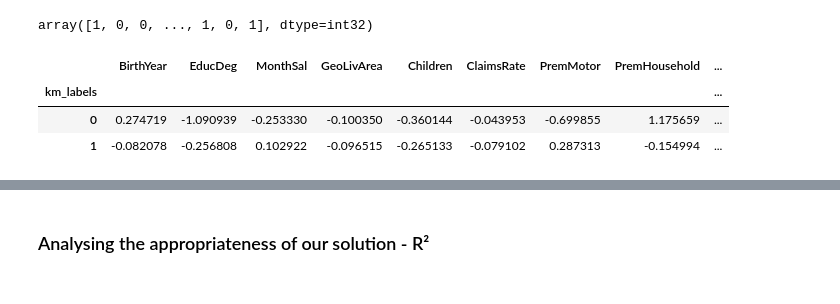
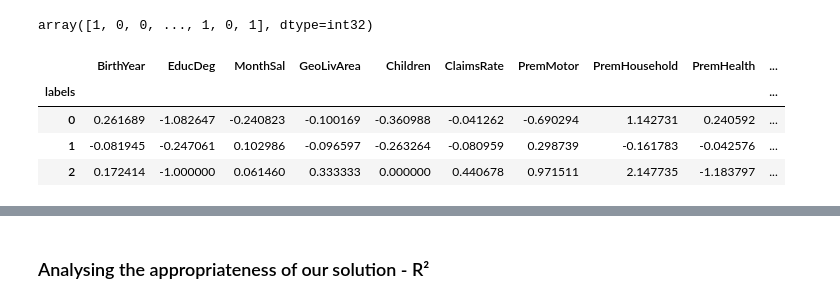
Before and after one commit to lstk44/A2ZInsuranceNOVA, a Jupyter notebook: 02_k_means_clustering_felix.ipynb, the cells around one changed output, grey strips where cells are left out. Drawn from its saved outputs; the diff is of its cells as text; code cells hidden in the pictures.

```diff
--- a/02_k_means_clustering_felix.ipynb
+++ b/02_k_means_clustering_felix.ipynb
@@ -147,17 +149,18 @@ plt.show()
 [figure]
 # %%
 # final cluster solution
-number_clusters = 2
+number_clusters = 3
 kmclust = KMeans(n_clusters=number_clusters, init='k-means++', n_init=15, random_state=1)
-km_labels = kmclust.fit_predict(data)
-km_labels
+labels = kmclust.fit_predict(data)
+labels
 # %% [output]
 array([1, 0, 0, ..., 1, 0, 1], dtype=int32)
 # %%
-df_final = pd.concat((data, pd.Series(km_labels, name='km_labels')), axis=1)
-df_final.groupby('km_labels').mean()
+df_final = pd.concat((data, pd.Series(labels, name='labels')), axis=1)
+df_final.groupby('labels').mean()
 # %% [output]
-|  | BirthYear | EducDeg | MonthSal | GeoLivArea | Children | ClaimsRate | PremMotor | PremHousehold | ... |
-| km_labels |  |  |  |  |  |  |  |  | ... |
-| 0 | 0.274719 | -1.090939 | -0.253330 | -0.100350 | -0.360144 | -0.043953 | -0.699855 | 1.175659 | ... |
-| 1 | -0.082078 | -0.256808 | 0.102922 | -0.096515 | -0.265133 | -0.079102 | 0.287313 | -0.154994 | ... |
+|  | BirthYear | EducDeg | MonthSal | GeoLivArea | Children | ClaimsRate | PremMotor | PremHousehold | PremHealth | ... |
+| labels |  |  |  |  |  |  |  |  |  | ... |
+| 0 | 0.261689 | -1.082647 | -0.240823 | -0.100169 | -0.360988 | -0.041262 | -0.690294 | 1.142731 | 0.240592 | ... |
+| 1 | -0.081945 | -0.247061 | 0.102986 | -0.096597 | -0.263264 | -0.080959 | 0.298739 | -0.161783 | -0.042576 | ... |
+| 2 | 0.172414 | -1.000000 | 0.061460 | 0.333333 | 0.000000 | 0.440678 | 0.971511 | 2.147735 | -1.183797 | ... |
```
Also changed, not shown: parts of 15 cells of this notebook, 3 other files.
